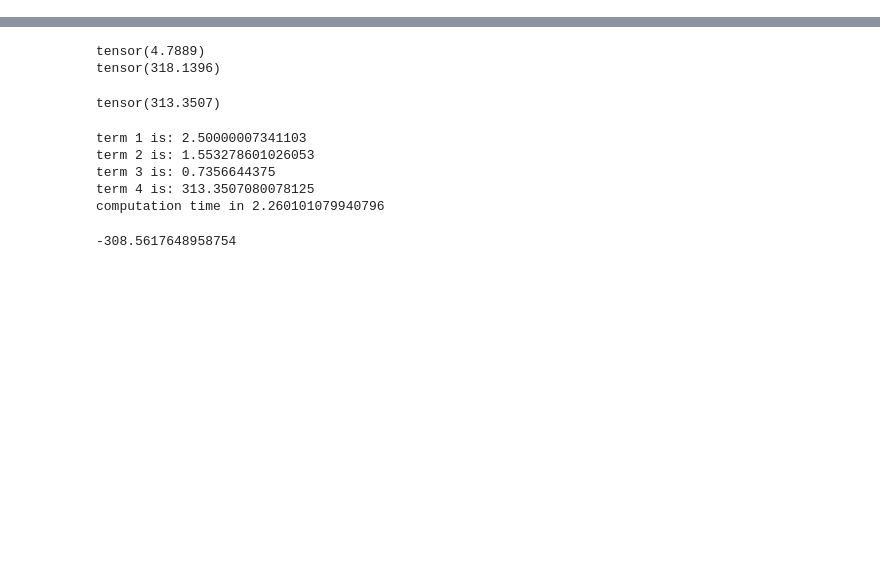
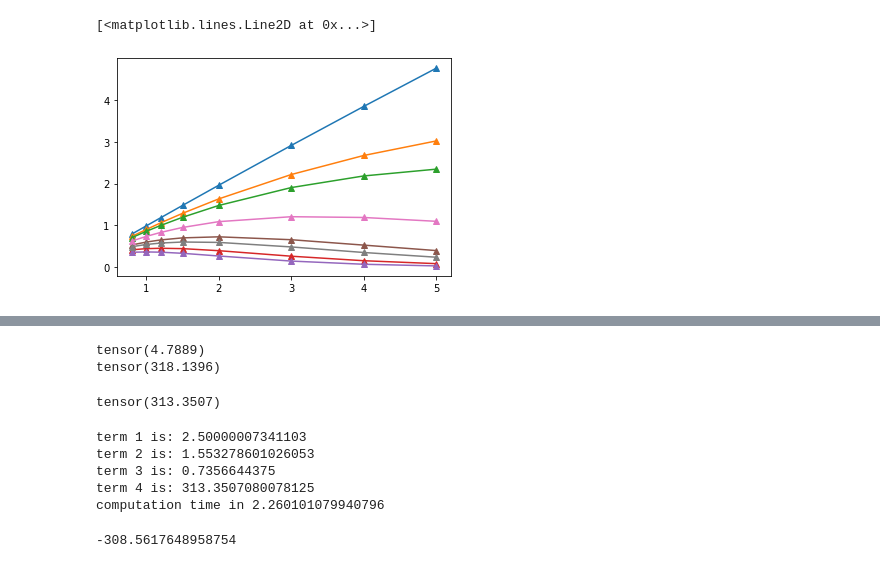
Before and after one commit to mind-inria/FaDIn, a Jupyter notebook: test.ipynb, the cells around one changed output, grey strips where cells are left out. Saved outputs shown, nothing was run; the diff lists cells and outputs as text; code cells hidden in the pictures; blank space fills up the shorter version.

```diff
--- a/test.ipynb
+++ b/test.ipynb
@@ -14,0 +54,46 @@ a = [2,3,4]
+# %%
+def expo(decay, discretization):
+    """Return kernel evaluate on the discretisation grid: time
+    kernel_values:  tensor de taille (dim x dim x len(time))"""
+
+    kernel_values = decay.unsqueeze(
+        2) * torch.exp(-decay.unsqueeze(2) * discretization)
+    mask_kernel = (discretization <= 0) | (discretization > 1)
+    kernel_values += 0
+    kernel_values[:, :, mask_kernel] = 0.
+    kernel_values /= (kernel_values.sum(2)[:, :, None] * 0.01)
+
+    return kernel_values
+# %%
+decay_1 = torch.tensor([[0.8]])
+decay_2 = torch.tensor([[1.]])
+decay_3 = torch.tensor([[1.2]])
+decay_4 = torch.tensor([[1.5]])
+decay_5 = torch.tensor([[2.]])
+decay_6 = torch.tensor([[3.]])
+decay_7 = torch.tensor([[4.]])
+decay_8 = torch.tensor([[5.]])
+liste = [decay_1, decay_2, decay_3, decay_4, decay_5, decay_6, decay_7, decay_8]
+# %%
+discretization = torch.linspace(0,1,100)
+res = torch.zeros(len(liste), 100)
+for i in range(len(liste)):
+    res[i] = expo(liste[i], discretization)
+# %%
+discretization = torch.linspace(0,1,100)
+res2 = torch.zeros(len(liste), 100)
+for i in range(len(liste)):
+    res2[i] = expo2(liste[i], discretization)
+# %%
+lam = [0.8, 1, 1.2, 1.5, 2, 3, 4, 5]
+plt.plot(lam,res2[:, 1], marker='^')
+plt.plot(lam, res2[:, 10], marker='^')
+plt.plot(lam, res2[:, 15], marker='^')
+plt.plot(lam, res2[:, 80], marker='^')
+plt.plot(lam, res2[:, 99], marker='^')
+plt.plot(lam, res2[:, 50], marker='^')
+plt.plot(lam, res2[:, 30], marker='^')
+plt.plot(lam, res2[:, 60], marker='^')
+# %% [output]
+[<matplotlib.lines.Line2D at 0x...>]
+[figure, added]
```
Also changed, not shown: parts of 15 cells of this notebook, 8 other files.
